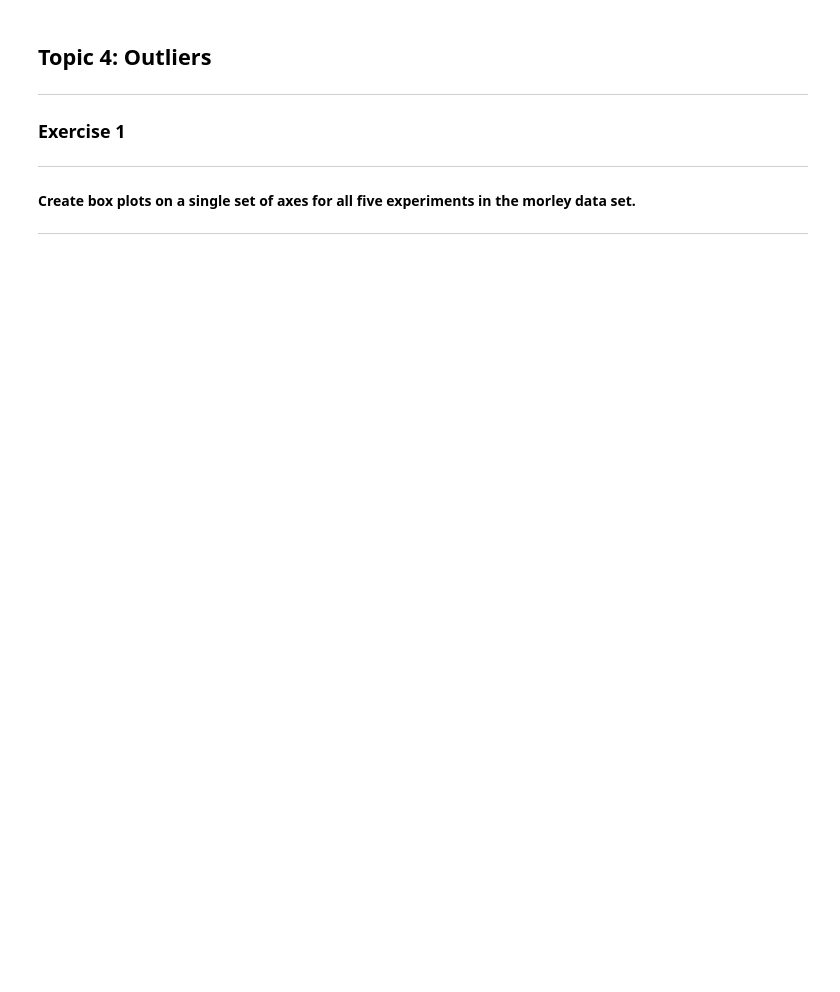
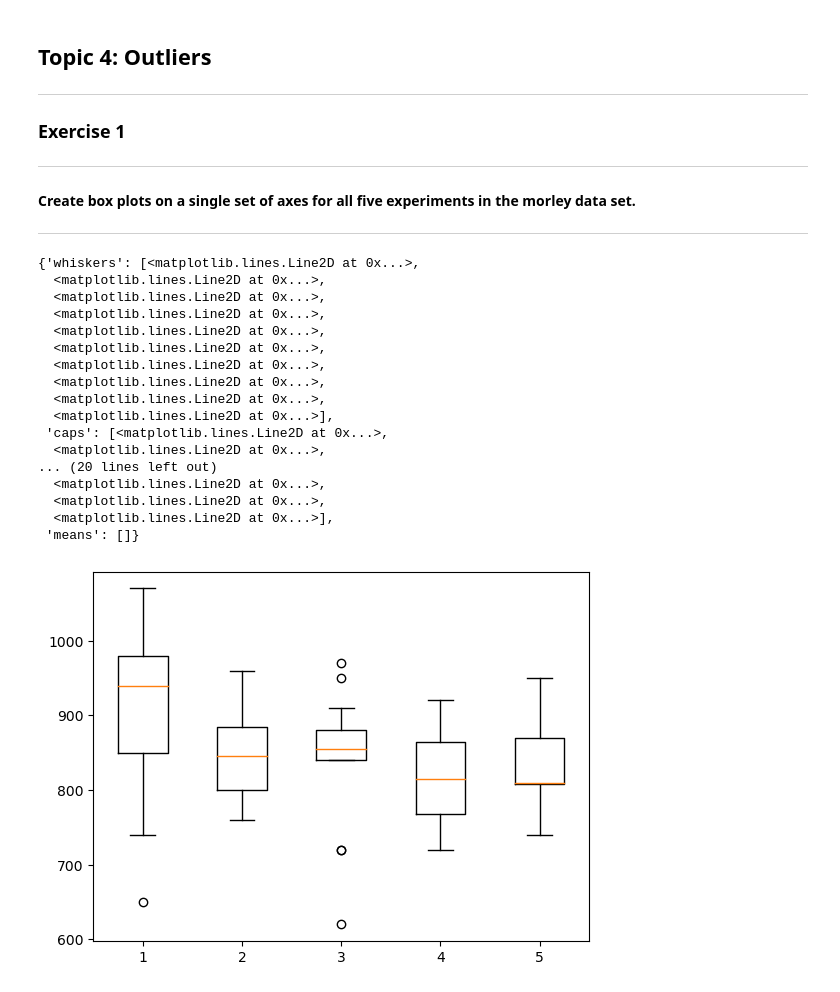
Before and after one commit to SaydsC/Fundamentals-of-Data-Analysis, a Jupyter notebook: Exercises/04 Outliers.ipynb, the cells around one changed output. Drawn from its saved outputs; the diff is of its cells as text; code cells hidden in the pictures; blank space fills up the shorter version.

```diff
--- a/Exercises/04 Outliers.ipynb
+++ b/Exercises/04 Outliers.ipynb
@@ -12,15 +12,43 @@
 # %%
 # import requisite libraries
 import numpy as np
 import pandas as pd
 import matplotlib.pyplot as plt
 import scipy.stats as ss
 
 # Read in the morley data as per lecture notes
 data = np.genfromtxt('datasets/morley.csv', skip_header=1, delimiter=',', deletechars='"')
 
 # Remove the first column.
 data = data[:,1:]
+
+expers = data[:,2].reshape(5, 20).T
+
+# Create a figure.
+fig, ax = plt.subplots()
+
+# Add the boxplot.
+ax.boxplot(expers)
+# shorter code than below but unsure what is producing the text before the plot
+# %% [output]
+{'whiskers': [<matplotlib.lines.Line2D at 0x...>,
+  <matplotlib.lines.Line2D at 0x...>,
+  <matplotlib.lines.Line2D at 0x...>,
+  <matplotlib.lines.Line2D at 0x...>,
+  <matplotlib.lines.Line2D at 0x...>,
+  <matplotlib.lines.Line2D at 0x...>,
+  <matplotlib.lines.Line2D at 0x...>,
+  <matplotlib.lines.Line2D at 0x...>,
+  <matplotlib.lines.Line2D at 0x...>,
+  <matplotlib.lines.Line2D at 0x...>],
+ 'caps': [<matplotlib.lines.Line2D at 0x...>,
+  <matplotlib.lines.Line2D at 0x...>,
+... (20 lines left out)
+  <matplotlib.lines.Line2D at 0x...>,
+  <matplotlib.lines.Line2D at 0x...>,
+  <matplotlib.lines.Line2D at 0x...>],
+ 'means': []}
+[figure, added]
 # %%
 # Select the data for the first experiment.
 exper_1 = data[:20, 2]
```
Also changed, not shown: parts of 11 cells of this notebook, 1 other file.
